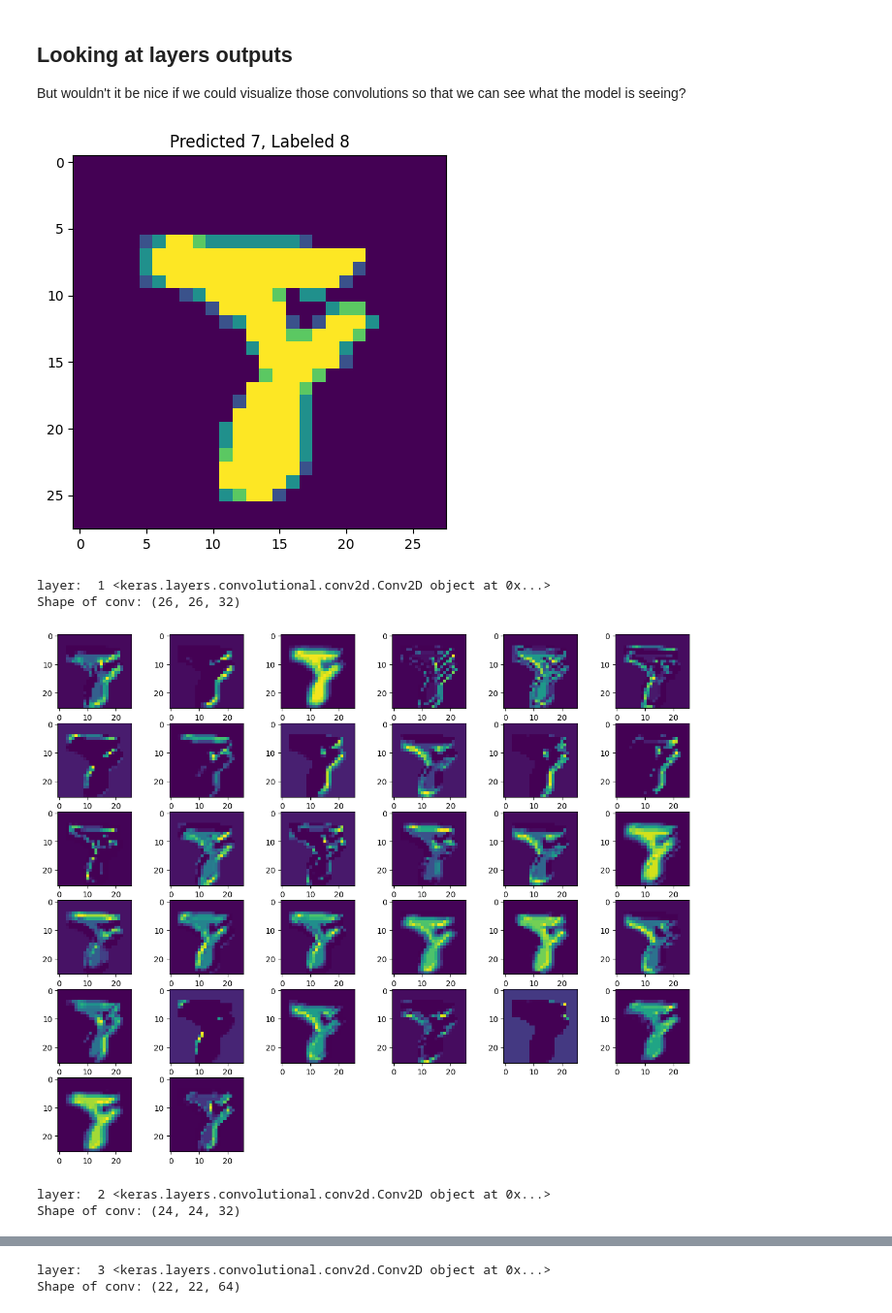
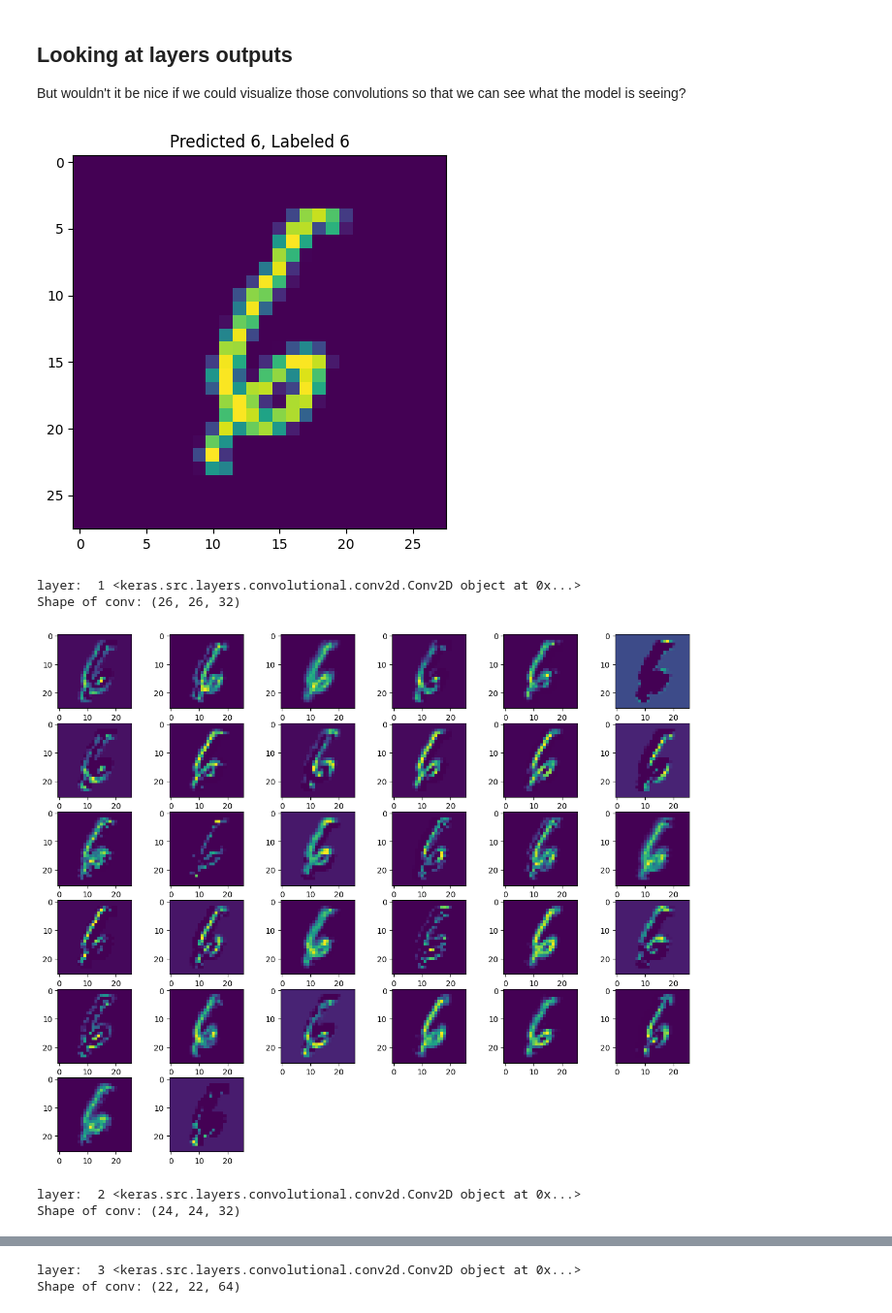
Before and after one commit to Mostafa-sh/learn-ML-PDE-solvers, a Jupyter notebook: Lecture_Materials/MNIST.ipynb, the cells around one changed output, grey strips where cells are left out. Shown at 97% size. Drawn from its saved outputs; the diff is of its cells as text; code cells hidden in the pictures.

Commit message:
update MNIST

```diff
--- a/Lecture_Materials/MNIST.ipynb
+++ b/Lecture_Materials/MNIST.ipynb
@@ -235,7 +235,7 @@ callback = tf.keras.callbacks.EarlyStopping(monitor='val_accuracy', patience=20)
 
 fit_output = model.fit(X_train, Y_train,
           batch_size=128,  # 32, 128, 10000
-          epochs=3,
+          epochs=6,
           validation_data=(X_test,Y_test),
           callbacks=[callback],
           verbose=1)
@@ -445,3 +449,14 @@ Drive already mounted at /content/drive; to attempt to forcibly remount, call dr
-# %%
-# # load the model from disk
-model = pickle.load(open(filename, 'rb'))
+# %%
+action = 'load'
+filename = '/content/drive/MyDrive/FEM505/MNIST_CNN_model.keras'
+
+# mount google drive
+from google.colab import drive
+drive.mount('/content/drive') # , force_remount=True
+
+if action == 'save':
+  model.save(filename)
+
+elif action == 'load':
+  from keras.models import load_model
+  model = load_model(filename)
@@ -484,7 +501,7 @@ But wouldn't it be nice if we could visualize those convolutions so that we can
 # %%
 from tensorflow.keras import backend as K
 
-inds = incorrect_indices
+inds = correct_indices
 
 num = inds[np.random.randint(0, len(inds))]
 
@@ -495,36 +512,36 @@ plt.figure()
 plt.imshow(img.reshape(28,28), interpolation='none')
 plt.title("Predicted {}, Labeled {}".format(y_predicted[num], y_test[num]))
 plt.show()
 
 # Not important to understand how this function work -- It just plots a convolution layer
 
 def visualize(layer):
     inputs = [K.learning_phase()] + model.inputs
 
     _convout1_f = K.function([model.inputs], [layer.output])
 
     convolutions = _convout1_f(img)
     convolutions = np.squeeze(convolutions)
 
     print ('Shape of conv:', convolutions.shape)
 
     m = convolutions.shape[2]
     n = int(np.ceil(np.sqrt(m)))
 
     # Visualization of each filter of the layer
     fig = plt.figure(figsize=(15,12))
     for i in range(m):
         ax = fig.add_subplot(n,n,i+1)
         ax.imshow(convolutions[:,:,i])
 
 for i in range(5):
     print('layer: ', i+1 , model.layers[i])
     visualize(model.layers[i]) # visualize layers outputs
     plt.show()
 # %% [output]
-[figure, old version]
+[figure, new version]
-layer:  1 <keras.layers.convolutional.conv2d.Conv2D object at 0x...>
+layer:  1 <keras.src.layers.convolutional.conv2d.Conv2D object at 0x...>
 Shape of conv: (26, 26, 32)
-[figure, old version]
+[figure, new version]
-layer:  2 <keras.layers.convolutional.conv2d.Conv2D object at 0x...>
+layer:  2 <keras.src.layers.convolutional.conv2d.Conv2D object at 0x...>
 Shape of conv: (24, 24, 32)
@@ -532,2 +549,2 @@ Shape of conv: (24, 24, 32)
-layer:  3 <keras.layers.convolutional.conv2d.Conv2D object at 0x...>
+layer:  3 <keras.src.layers.convolutional.conv2d.Conv2D object at 0x...>
 Shape of conv: (22, 22, 64)
```
Also changed, not shown: parts of 18 cells of this notebook, 2 other files.
